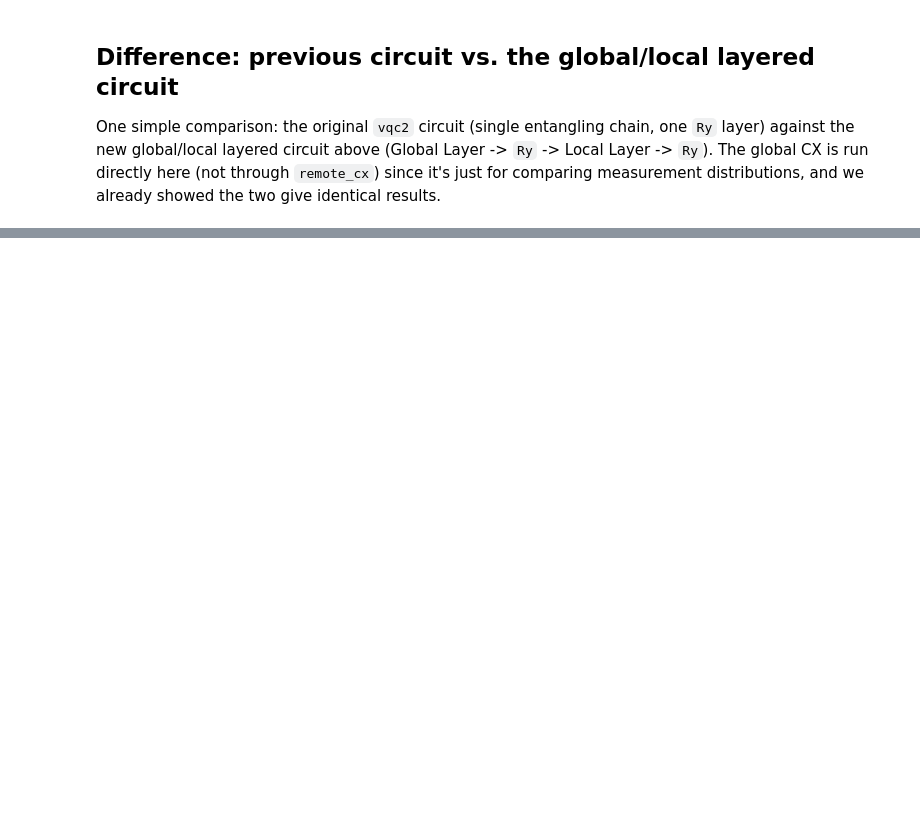
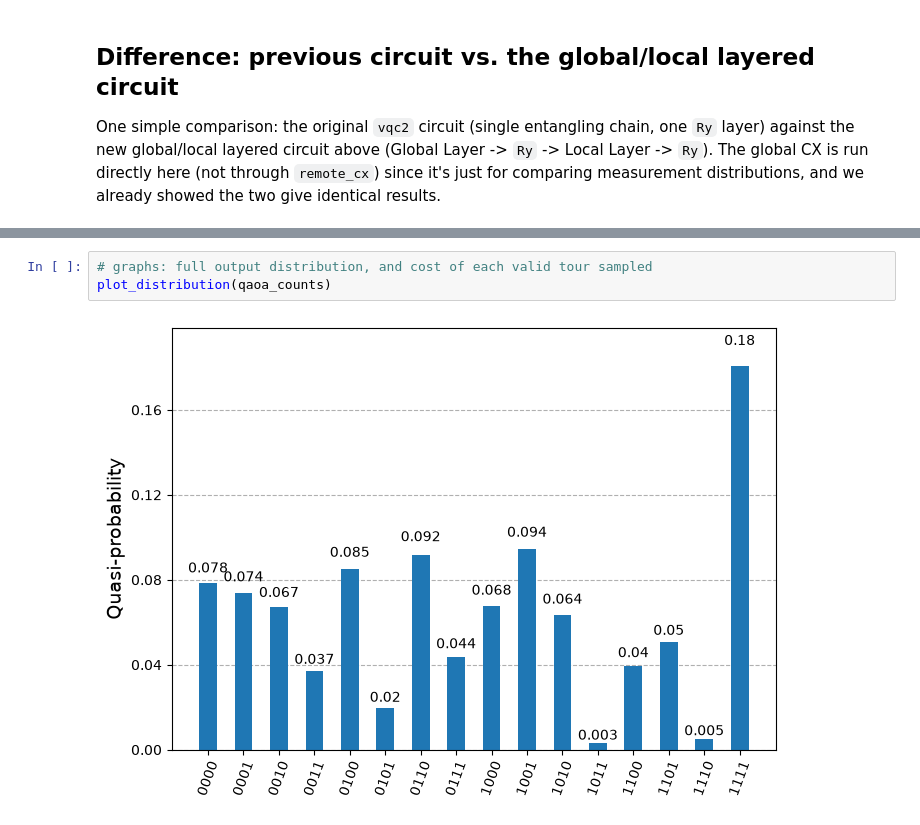
Before and after one commit to aahadj2/DQC, a Jupyter notebook: vqc_h_variation.ipynb, the cells around one changed output, grey strips where cells are left out. Cells and saved outputs as stored; diff of their text form; blank space fills up the shorter version.

```diff
--- a/vqc_h_variation.ipynb
+++ b/vqc_h_variation.ipynb
@@ -863,0 +982,5 @@ remote cnot gate vs normal
+# %%
+# graphs: full output distribution, and cost of each valid tour sampled
+plot_distribution(qaoa_counts)
+# %% [output]
+[figure, added]
```
Also changed, not shown: parts of 17 cells of this notebook.
